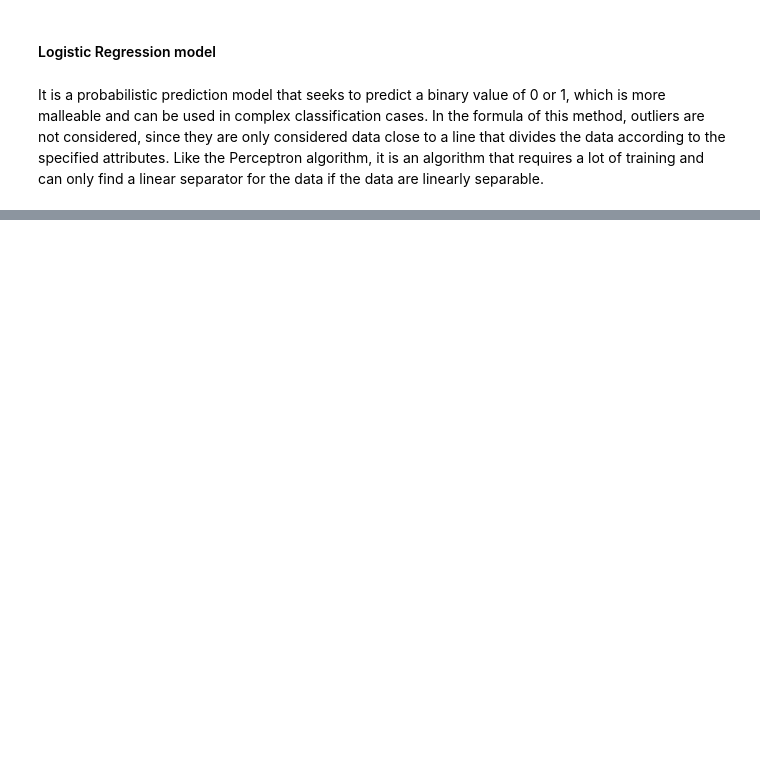
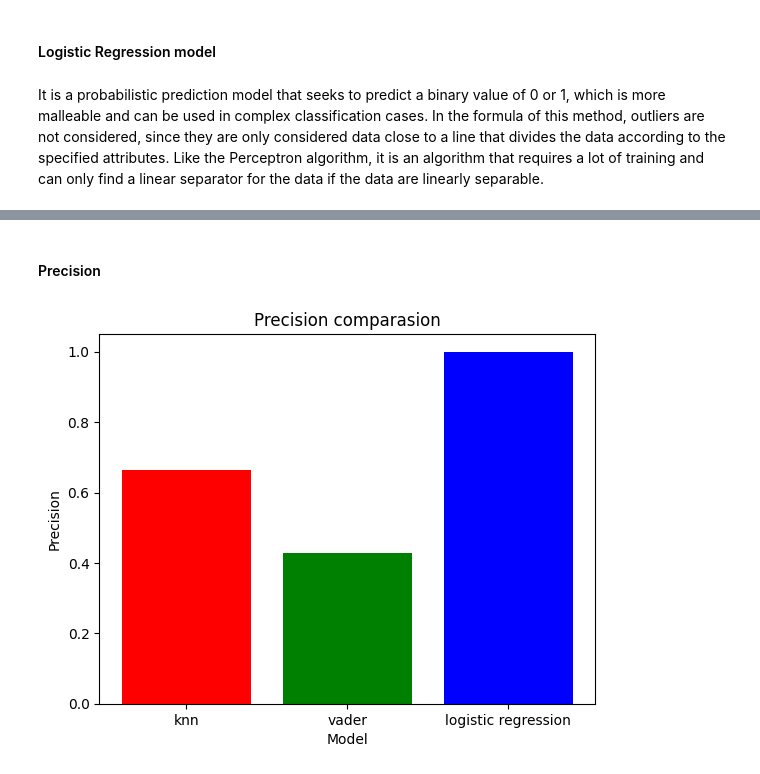
Before and after one commit to Andre-LR/Sentiment_Analyzer_Amazon_Reviews, a Jupyter notebook: SentimentAnalysis.ipynb, the cells around one changed output, grey strips where cells are left out. Drawn from its saved outputs; the diff is of its cells as text; code cells hidden in the pictures; blank space fills up the shorter version.

```diff
--- a/SentimentAnalysis.ipynb
+++ b/SentimentAnalysis.ipynb
@@ -517,0 +711,16 @@ df_test_lr.head()
+# %% [markdown]
+#### Precision
+# %%
+def plot_precision_comparasion(df_knn, df_vader, logistic_regression_df):
+    x = ['knn', 'vader', 'logistic regression']
+    y = [df_knn.knn_precision.mean(), df_vader.vader_precision.mean(), logistic_regression_df.lr_precision.mean()]
+
+    plt.bar(x, y, color=['red', 'green', 'blue'])
+    plt.title('Precision comparasion')
+    plt.xlabel('Model')
+    plt.ylabel('Precision')
+    plt.show()
+
+plot_precision_comparasion(df_train_knn, df_train_vader, df_train_logistic_regression)
+# %% [output]
+[figure, added]
```
Also changed, not shown: parts of 86 cells of this notebook, 1 other file.
